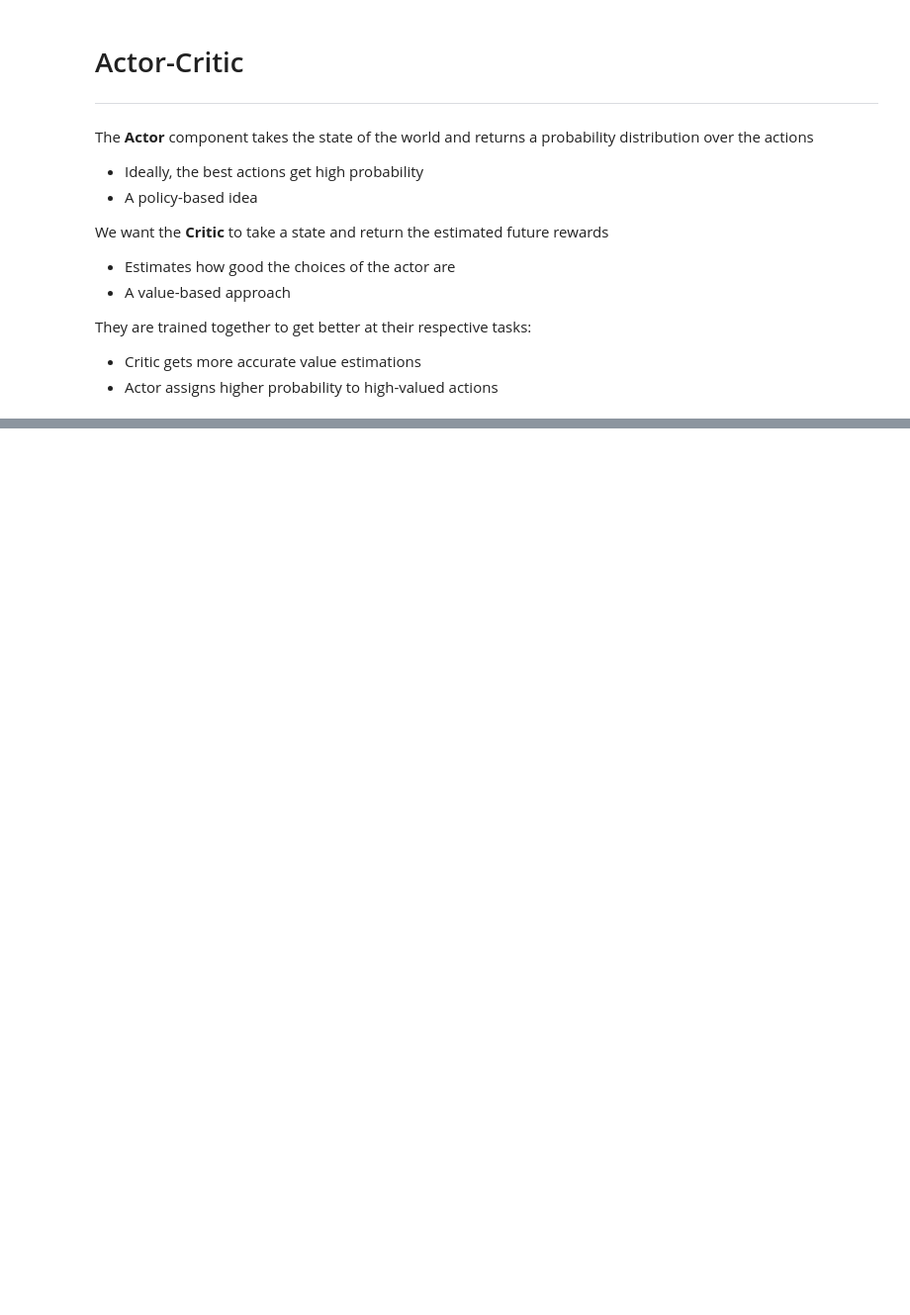
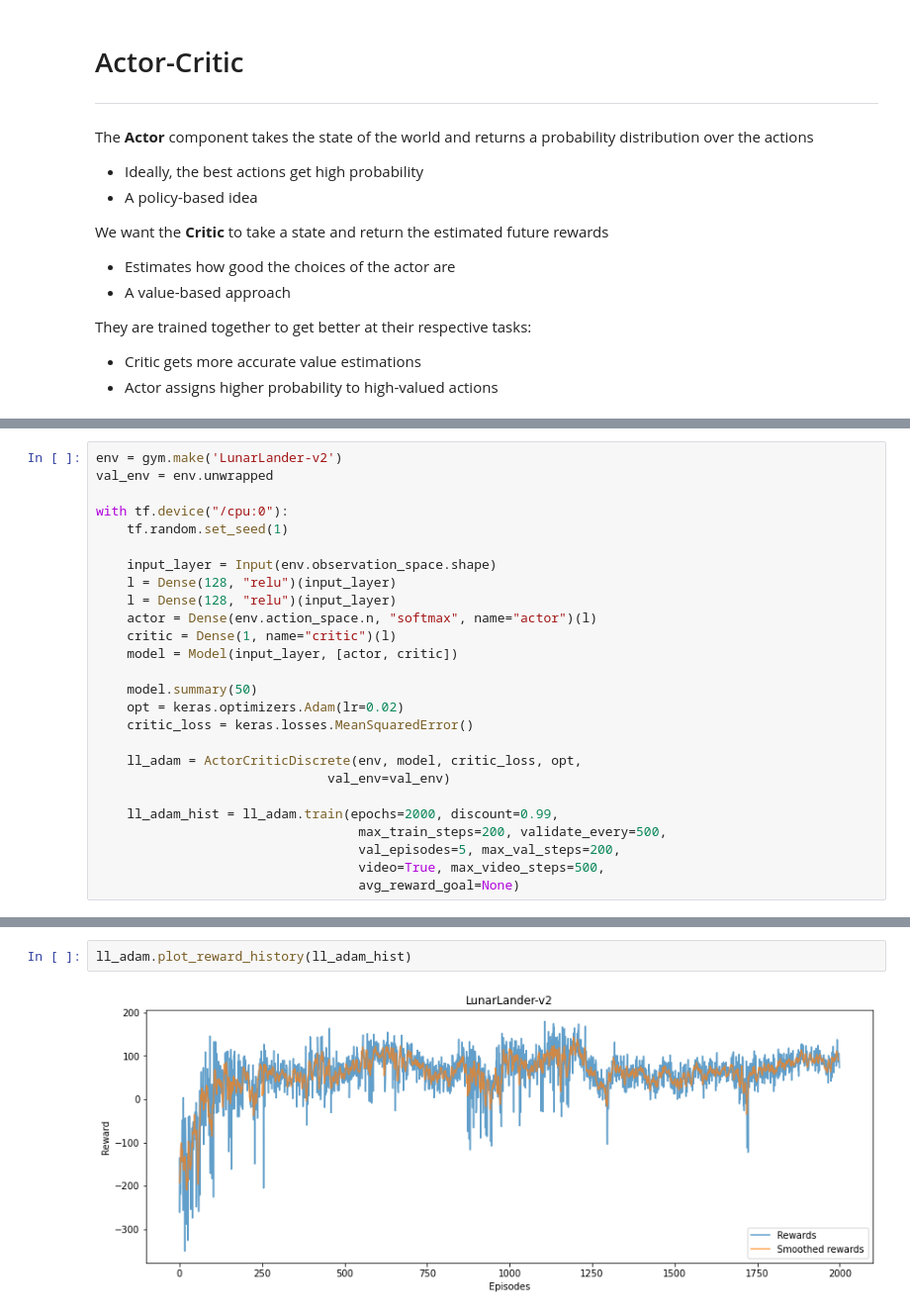
Before and after one commit to nkiehne/jupyter-notebooks, a Jupyter notebook: Intro Reinforcement Learning.ipynb, the cells around one changed output, grey strips where cells are left out. Shown at 99% size. Saved outputs shown, nothing was run; the diff lists cells and outputs as text; blank space fills up the shorter version.

```diff
--- a/Intro Reinforcement Learning.ipynb
+++ b/Intro Reinforcement Learning.ipynb
@@ -829,0 +1118,26 @@ a2c.train(epochs=5000, discount=0.99,
+# %%
+env = gym.make('LunarLander-v2')
+val_env = env.unwrapped
+
+with tf.device("/cpu:0"):
+    tf.random.set_seed(1)
+
+    input_layer = Input(env.observation_space.shape)
+    l = Dense(128, "relu")(input_layer)
+    l = Dense(128, "relu")(input_layer)
+    actor = Dense(env.action_space.n, "softmax", name="actor")(l)
+    critic = Dense(1, name="critic")(l)
+    model = Model(input_layer, [actor, critic])
+
+    model.summary(50)
+    opt = keras.optimizers.Adam(lr=0.02)
+    critic_loss = keras.losses.MeanSquaredError()
+
+    ll_adam = ActorCriticDiscrete(env, model, critic_loss, opt,
+                              val_env=val_env)
+
+    ll_adam_hist = ll_adam.train(epochs=2000, discount=0.99,
+                                  max_train_steps=200, validate_every=500,
+                                  val_episodes=5, max_val_steps=200,
+                                  video=True, max_video_steps=500,
+                                  avg_reward_goal=None)
@@ -829,0 +1169,4 @@ a2c.train(epochs=5000, discount=0.99,
+# %%
+ll_adam.plot_reward_history(ll_adam_hist)
+# %% [output]
+[figure, added]
```
Also changed, not shown: parts of 32 cells of this notebook, 5 other files.
